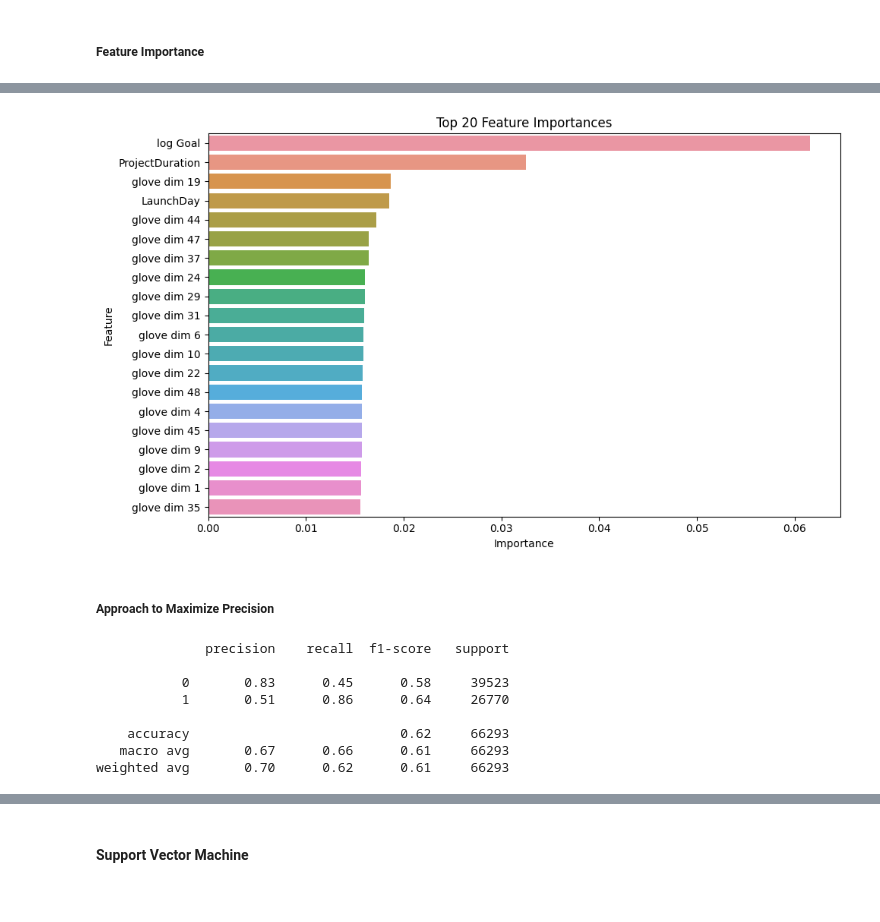
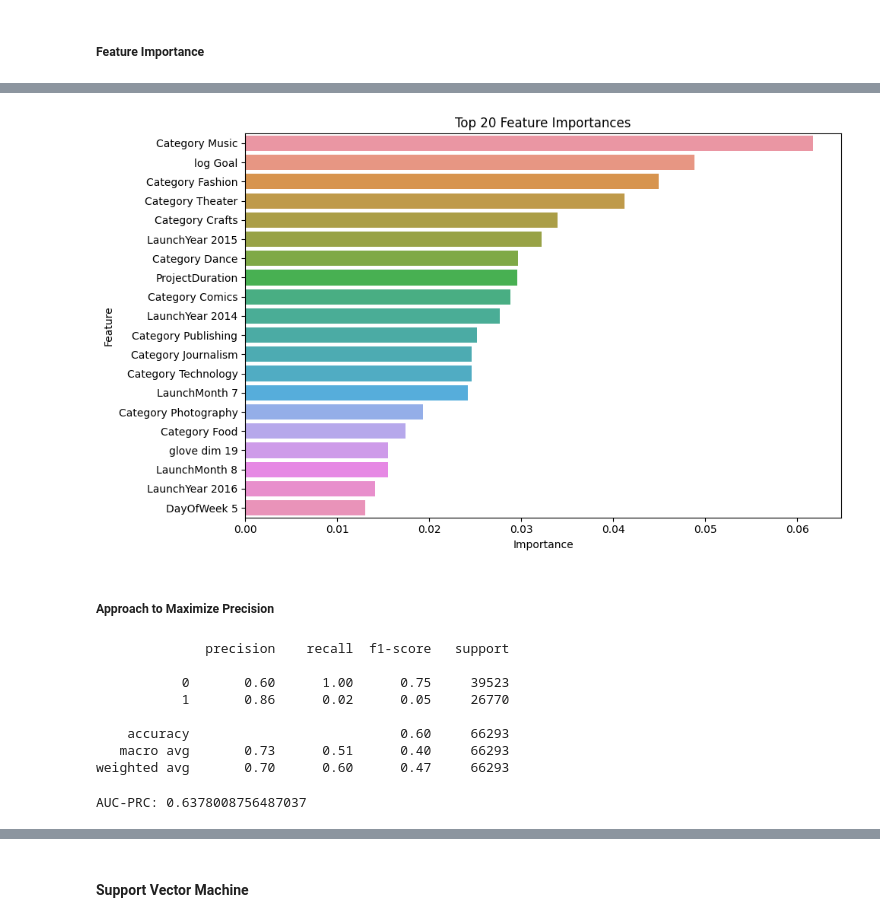
Before and after one commit to neuroth-v/ML_GroupProject, a Jupyter notebook: EDA-and-modeling.ipynb, the cells around one changed output, grey strips where cells are left out. Cells and saved outputs as stored; diff of their text form; code cells hidden in the pictures.

```diff
--- a/EDA-and-modeling.ipynb
+++ b/EDA-and-modeling.ipynb
@@ -859,10 +1300,10 @@ param_grid = {
     'colsample_bytree': [0.8, 1.0]
 }
 # %%
-# Perform GridSearchCV
-grid_search = GridSearchCV(estimator=xgb_model, param_grid=param_grid, cv=3, scoring='roc_auc', verbose=1, n_jobs=-2)
-grid_search.fit(X_train_scaled, y_train)
-best_xgb = grid_search.best_estimator_
-print(f"Best hyperparameters: {grid_search.best_params_}")
+# Perform GridSearchCV - needs to be run only once!
+#grid_search = GridSearchCV(estimator=xgb_model, param_grid=param_grid, cv=3, scoring='precision_weighted', verbose=1, n_jobs=2)
+#grid_search.fit(X_train_subsampled, y_train_subsampled)
+#best_xgb_model = grid_search.best_estimator_
+#print(f"Best hyperparameters: {grid_search.best_params_}")
 # %% [output]
 Fitting 3 folds for each of 72 candidates, totalling 216 fits
@@ -869,0 +1311,15 @@ Best hyperparameters: {'colsample_bytree': 0.8, 'learning_rate': 0.1, 'max_depth
+# %%
+# Create new xgboost model with the best hyperparameters
+best_xgb_model = xgb.XGBClassifier(
+    use_label_encoder=False,
+    random_state=SEED,
+    eval_metric='logloss',
+    learning_rate=0.05,
+    n_estimators=200,
+    max_depth=6,
+    subsample=0.8,
+    colsample_bytree=1.0
+    )
+# %%
+# Train the best parameter XGBoost model
+best_xgb_model.fit(X_train_scaled, y_train)
@@ -892,6 +1360,6 @@ AUC-ROC: 0.7407209437238357
 ##### Feature Importance
 # %%
 # Get feature importances
-importances_xgb = best_xgb.feature_importances_
+importances_xgb = best_xgb_model.feature_importances_
 print(importances_xgb)
 # %% [output]
@@ -939,28 +1407,28 @@ print(feature_importance_df_xgb)
 # %%
 # Visualisation: Feature Importance (top20)
 top_n = 20
 plt.figure(figsize=(10, 6))
-sns.barplot(x="Importance", y="Feature", data=feature_importance_df.head(top_n))
+sns.barplot(x="Importance", y="Feature", data=feature_importance_df_xgb.head(top_n))
 plt.xlabel("Importance")
 plt.ylabel("Feature")
 plt.title(f"Top {top_n} Feature Importances")
 plt.tight_layout()
 plt.show()
 # %% [output]
-[figure, old version]
+[figure, new version]
 # %% [markdown]
 ##### Approach to Maximize Precision
 # %%
 # Adjust classification Threshold
-threshold = 0.3
-y_pred_high_precision = (best_xgb.predict_proba(X_test_scaled)[:, 1] >= threshold).astype(int)
+threshold = 0.78
+y_pred_high_precision = (best_xgb_model.predict_proba(X_test_scaled)[:, 1] >= threshold).astype(int)
 print(classification_report(y_test, y_pred_high_precision))
 # %% [output]
               precision    recall  f1-score   support
 
-           0       0.83      0.45      0.58     39523
-           1       0.51      0.86      0.64     26770
+           0       0.60      1.00      0.75     39523
+           1       0.86      0.02      0.05     26770
 
-    accuracy                           0.62     66293
-   macro avg       0.67      0.66      0.61     66293
-weighted avg       0.70      0.62      0.61     66293
+    accuracy                           0.60     66293
+   macro avg       0.73      0.51      0.40     66293
+weighted avg       0.70      0.60      0.47     66293
@@ -966,0 +1439,6 @@ weighted avg       0.70      0.62      0.61     66293
+# %%
+# Calculate AUC-PRC
+auc_prc = auc(recall, precision)
+print(f"AUC-PRC: {auc_prc}")
+# %% [output]
+AUC-PRC: 0.6378008756487037
```
Also changed, not shown: parts of 71 cells of this notebook.
